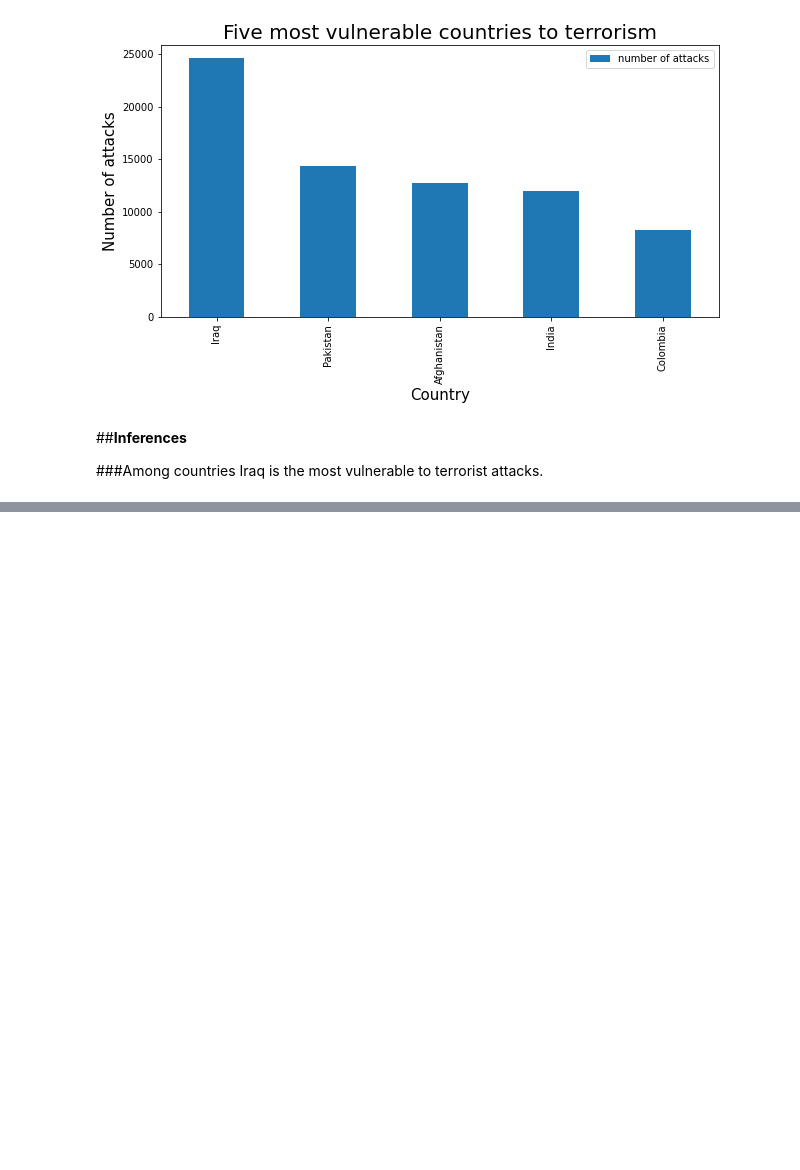
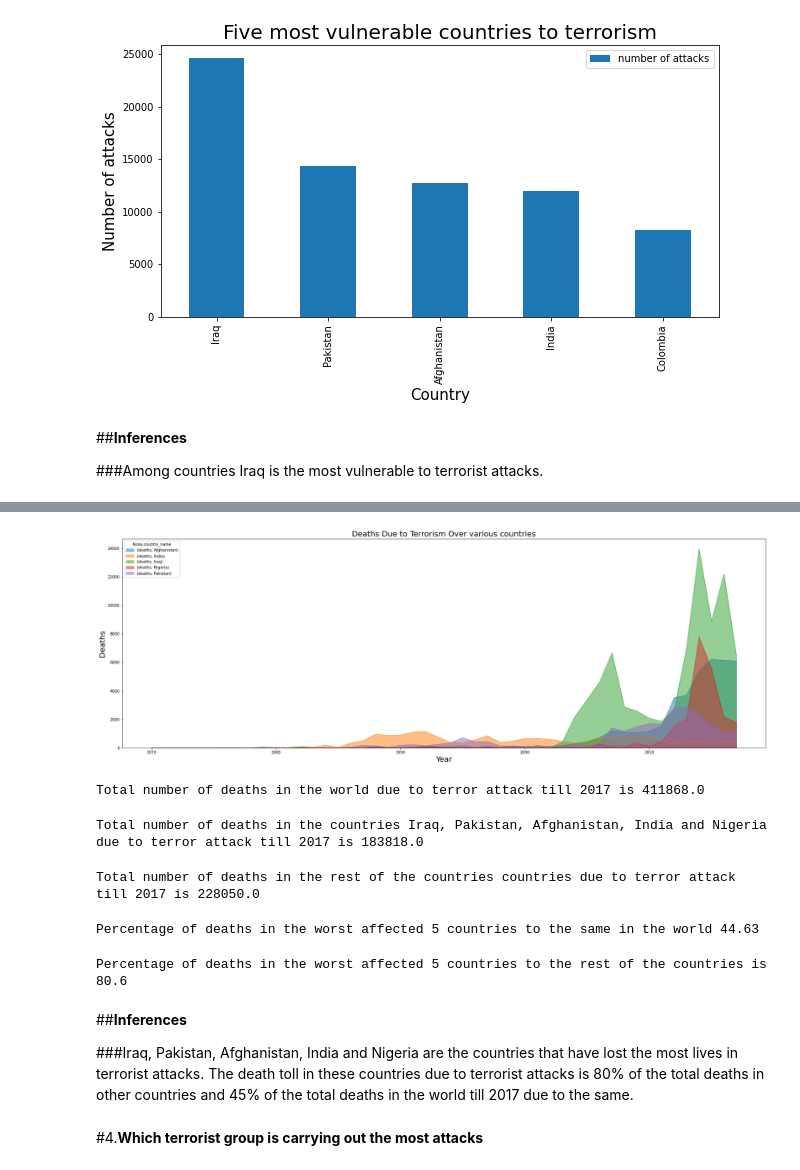
Before and after one commit to nivyathiruvoth/Global-Terrorism-Analysis, a Jupyter notebook: EDA_Global_Terrorism_Analysis.ipynb, the cells around one changed output, grey strips where cells are left out. Drawn from its saved outputs; the diff is of its cells as text; code cells hidden in the pictures; blank space fills up the shorter version.

```diff
--- a/EDA_Global_Terrorism_Analysis.ipynb
+++ b/EDA_Global_Terrorism_Analysis.ipynb
@@ -267,0 +270,2 @@ plt.show()
+# %%
+new_gtd.fillna(value=0,inplace=True)
@@ -267,0 +285,3 @@ plt.show()
+# %%
+#listing out the data of countries who lost more number of lives in terror attacks
+deaths1 = new_gtd[(new_gtd['country_name']== 'Iraq')|(new_gtd['country_name']== 'India')|(new_gtd['country_name']== 'Pakistan')|(new_gtd['country_name']== 'Afghanistan')|(new_gtd['country_name']== 'Nigeria')]
@@ -267,0 +291,5 @@ plt.show()
+# %%
+deaths_a=deaths1.groupby(["year","country_name"]).agg({"deaths":"sum"}).unstack()
+# %%
+deaths_a.fillna(value=0,inplace=True)
+deaths_a.head()
@@ -267,0 +305,46 @@ plt.show()
+# %%
+plt.rcParams["figure.figsize"]=(30,10)
+deaths_a.plot.area(stacked=False)
+plt.title('Deaths Due to Terrorism Over various countries',fontsize=20)
+plt.xlabel('Year',fontsize=20)
+plt.ylabel('Deaths',fontsize=20)
+
+plt.show()
+# %% [output]
+[figure, added]
+# %%
+#Total number of deaths in the world due to terror attacks till 2017
+deaths_in_the_world=countries.sum()["deaths"]
+print(f"Total number of deaths in the world due to terror attack till 2017 is {deaths_in_the_world}")
+# %% [output]
+Total number of deaths in the world due to terror attack till 2017 is 411868.0
+# %%
+#Calculating total number of deaths occurred in Iraq, Pakistan, Afghanistan, India and Nigeria due to terror attacks till 2017
+deaths_in_5_most_affected_countries=countries.head().sum()["deaths"]
+print(f"Total number of deaths in the countries Iraq, Pakistan, Afghanistan, India and Nigeria due to terror attack till 2017 is {deaths_in_5_most_affected_countries}")
+# %% [output]
+Total number of deaths in the countries Iraq, Pakistan, Afghanistan, India and Nigeria due to terror attack till 2017 is 183818.0
+# %%
+#total number of deaths in rest of the countries due to terror attacks till 2017
+deaths_in_rest_of_the_countries=deaths_in_the_world-deaths_in_5_most_affected_countries
+print(f"Total number of deaths in the rest of the countries countries due to terror attack till 2017 is {deaths_in_rest_of_the_countries}")
+# %% [output]
+Total number of deaths in the rest of the countries countries due to terror attack till 2017 is 228050.0
+# %%
+#Calculating percentage of deaths in these 5 countries to the same in the world
+per_death_in_5_countries_to_the_world=round((deaths_in_5_most_affected_countries*100/deaths_in_the_world),2)
+print(f"Percentage of deaths in the worst affected 5 countries to the same in the world {per_death_in_5_countries_to_the_world}")
+# %% [output]
+Percentage of deaths in the worst affected 5 countries to the same in the world 44.63
+# %%
+#Calculating percentage of deaths in these 5 countries to the same in rest of the countries
+per_death_in_5_countries_to_the_rest=deaths_in_5_most_affected_countries*100/deaths_in_rest_of_the_countries
+print(f"Percentage of deaths in the worst affected 5 countries to the rest of the countries is {round(per_death_in_5_countries_to_the_rest,2)}")
+# %% [output]
+Percentage of deaths in the worst affected 5 countries to the rest of the countries is 80.6
+# %% [markdown]
+##**Inferences**
+
+###Iraq, Pakistan, Afghanistan, India and Nigeria are the countries that have lost the most lives in terrorist attacks. The death toll in these countries  due to terrorist attacks is 80% of the total deaths in other countries and 45% of the total deaths in the world till 2017 due to the same.
+# %% [markdown]
+#4.**Which terrorist group is carrying out the most attacks**
```
Also changed, not shown: parts of 15 cells of this notebook.
